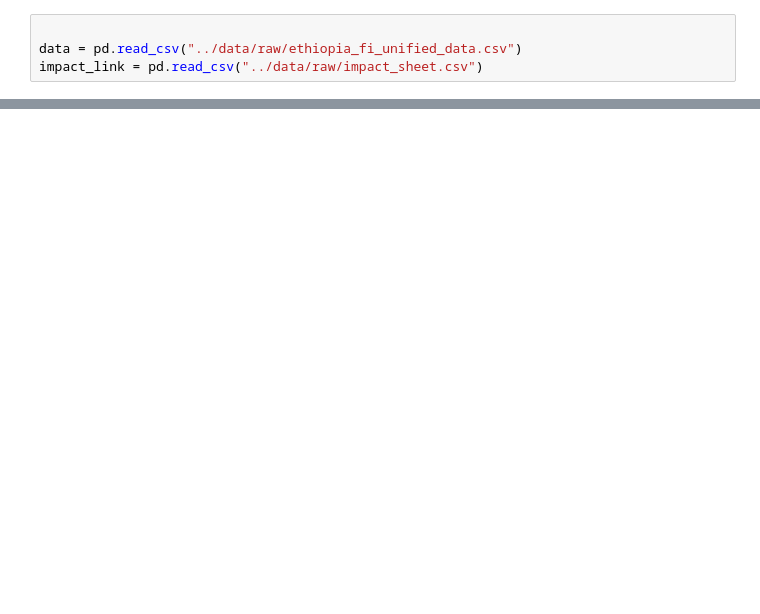
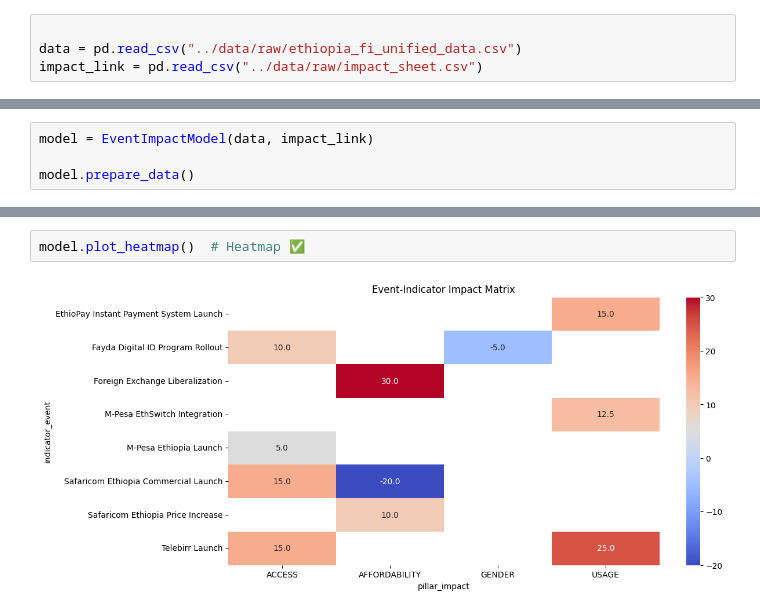
Before and after one commit to amubarke/Forecasting-Financial-Inclusion-in-Ethiopia-week-10, a Jupyter notebook: notebooks/modeling.ipynb, the cells around one changed output, grey strips where cells are left out. Drawn from its saved outputs; the diff is of its cells as text; blank space fills up the shorter version.

Commit message:
updated modeling

```diff
--- a/notebooks/modeling.ipynb
+++ b/notebooks/modeling.ipynb
@@ -88,0 +16,4 @@ KeyError: 'Account Ownership Rate'
+# %%
+model = EventImpactModel(data, impact_link)
+
+model.prepare_data()
@@ -88,0 +41,4 @@ KeyError: 'Account Ownership Rate'
+# %%
+model.plot_heatmap()  # Heatmap ✅
+# %% [output]
+[figure, added]
```
Also changed, not shown: parts of 18 cells of this notebook.
